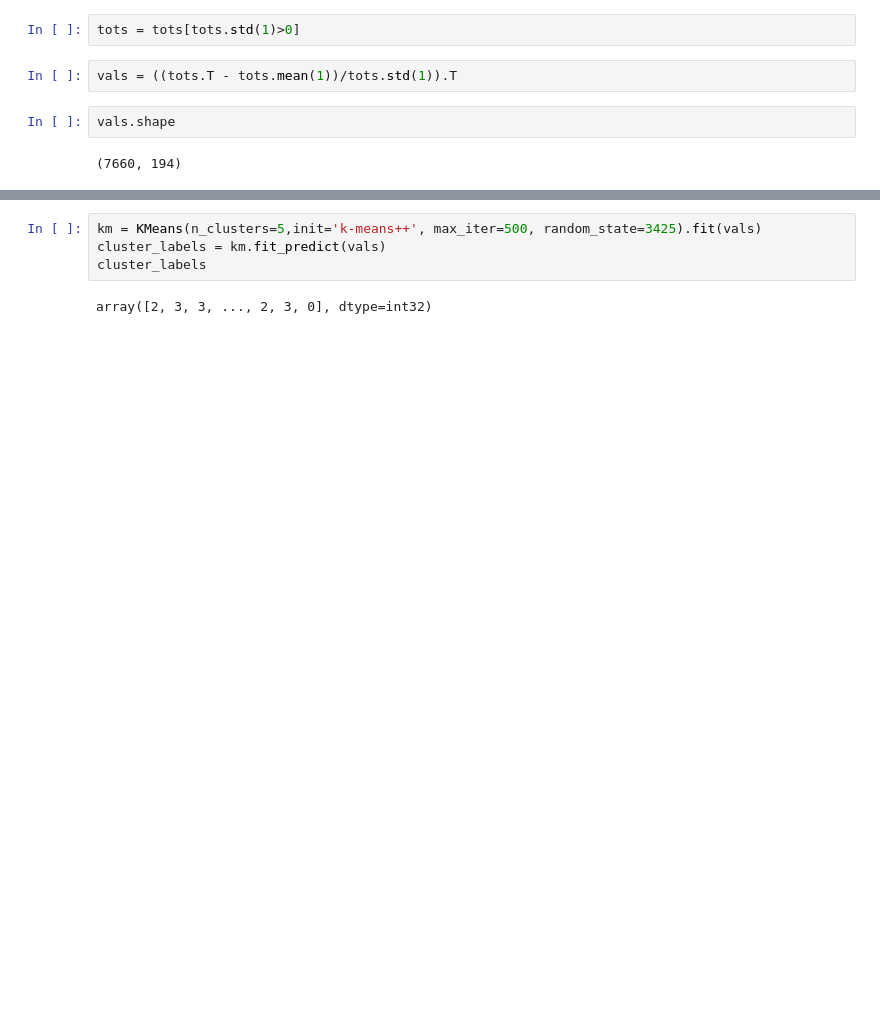
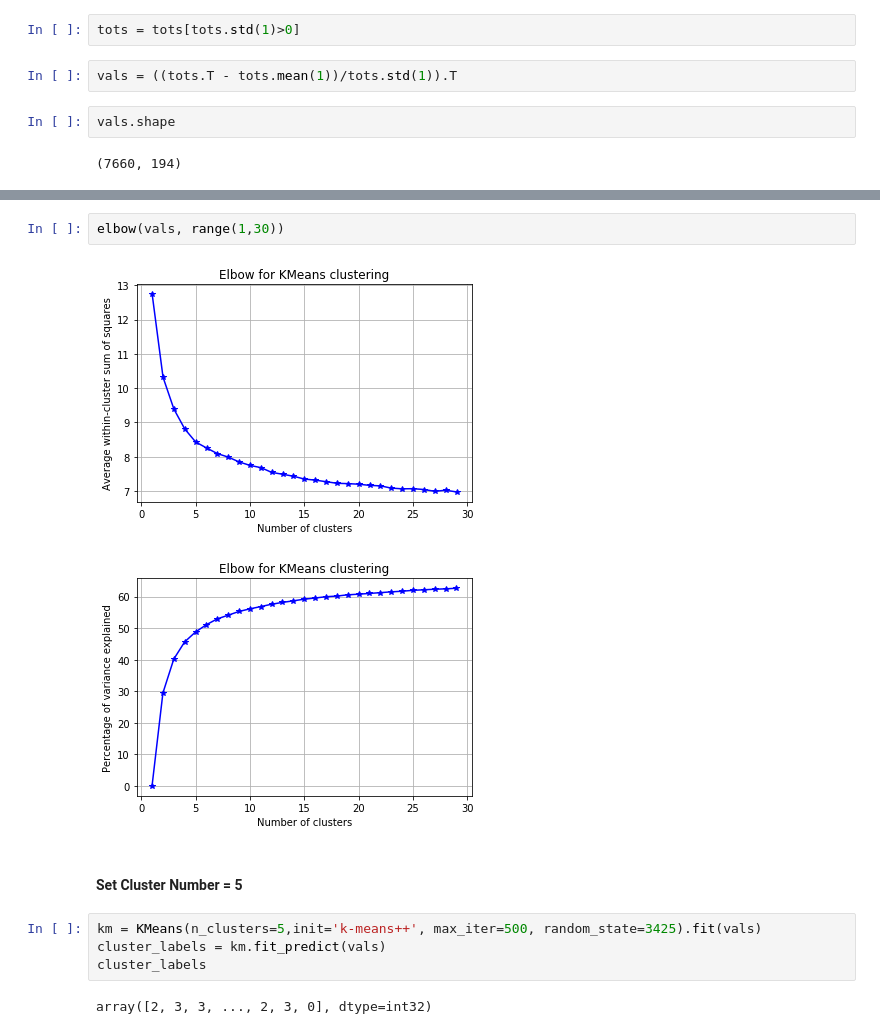
Before and after one commit to YukunVVan/PUI2017_yw3447, a Jupyter notebook: HW10_yw3447/subway_timeseries_instructions.ipynb, the cells around one changed output, grey strips where cells are left out. Cells and saved outputs as stored; diff of their text form; blank space fills up the shorter version.

```diff
--- a/HW10_yw3447/subway_timeseries_instructions.ipynb
+++ b/HW10_yw3447/subway_timeseries_instructions.ipynb
@@ -309,3 +367,10 @@ vals.shape
+# %%
+elbow(vals, range(1,30))
+# %% [output]
+[figure, added]
+[figure, added]
+# %% [markdown]
+#### Set Cluster Number = 5
 # %%
 km = KMeans(n_clusters=5,init='k-means++', max_iter=500, random_state=3425).fit(vals)
 cluster_labels = km.fit_predict(vals)
```
Also changed, not shown: parts of 7 cells of this notebook.
